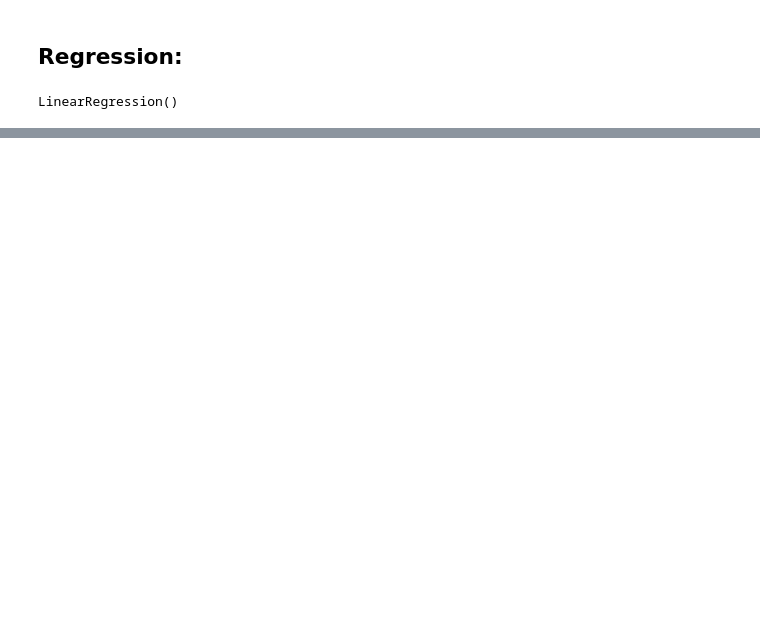
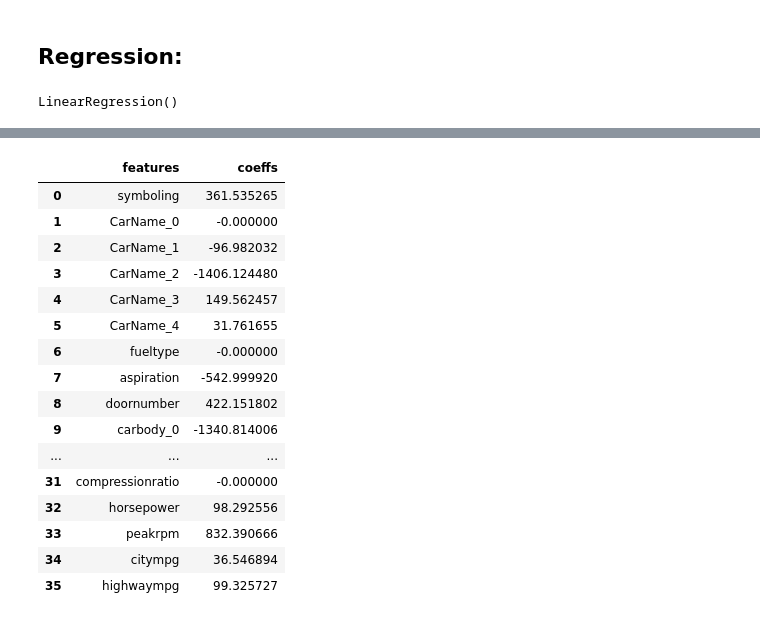
Before and after one commit to SaidKamalov/CarPricePrediction, a Jupyter notebook: car-price-model.ipynb, the cells around one changed output, grey strips where cells are left out. Saved outputs shown, nothing was run; the diff lists cells and outputs as text; code cells hidden in the pictures; blank space fills up the shorter version.

```diff
--- a/car-price-model.ipynb
+++ b/car-price-model.ipynb
@@ -93,0 +182,18 @@ Coefficient of determination 0.8346505791648887
+# %%
+from sklearn.linear_model import Lasso
+from typing import List
+
+L1_metrics: List[Metrics] = []
+best_model = None
+max_r2 = -1
+for alpha in np.arange(1.0, 50.0, 0.1):
+    model_L1 = Lasso(alpha=alpha).fit(X_train, y_train)
+    y_pred = model_L1.predict(X_test)
+    curr_metrics = get_metrics(y_test,y_pred,False)
+    if curr_metrics.r2 > max_r2:
+        max_r2 = curr_metrics.r2
+        best_model = model_L1
+    L1_metrics.append(get_metrics(y_test,y_pred,False))
+print(max_r2)
+print(best_model.get_params())
+print(best_model.coef_)
@@ -93,0 +212,21 @@ Coefficient of determination 0.8346505791648887
+# %%
+coefficients = pd.DataFrame({'features': X_train.columns, 'coeffs': best_model.coef_})
+coefficients
+# %% [output]
+|  | features | coeffs |
+| 0 | symboling | 361.535265 |
+| 1 | CarName_0 | -0.000000 |
+| 2 | CarName_1 | -96.982032 |
+| 3 | CarName_2 | -1406.124480 |
+| 4 | CarName_3 | 149.562457 |
+| 5 | CarName_4 | 31.761655 |
+| 6 | fueltype | -0.000000 |
+| 7 | aspiration | -542.999920 |
+| 8 | doornumber | 422.151802 |
+| 9 | carbody_0 | -1340.814006 |
+| ... | ... | ... |
+| 31 | compressionratio | -0.000000 |
+| 32 | horsepower | 98.292556 |
+| 33 | peakrpm | 832.390666 |
+| 34 | citympg | 36.546894 |
+| 35 | highwaympg | 99.325727 |
```
Also changed, not shown: parts of 11 cells of this notebook.
